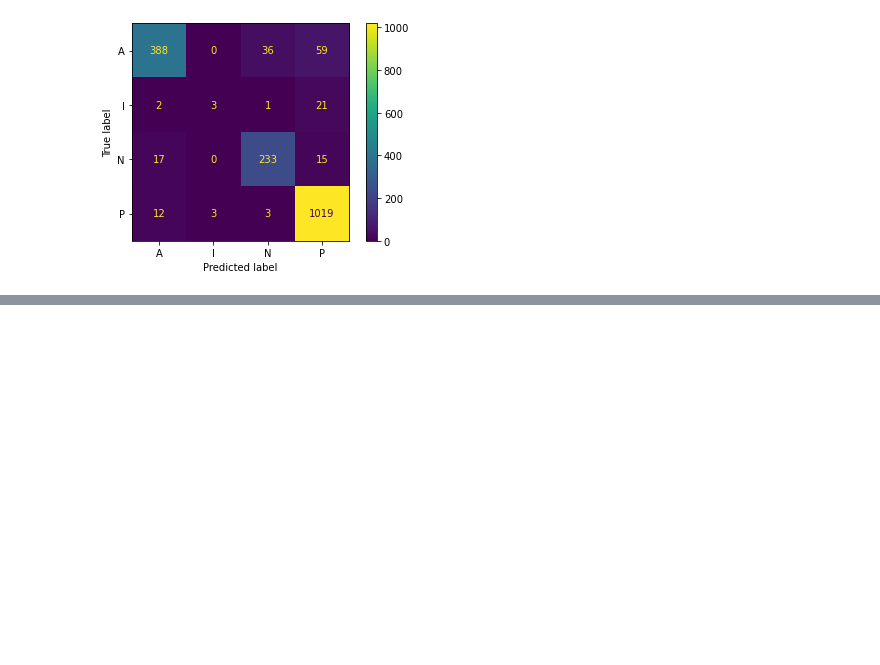
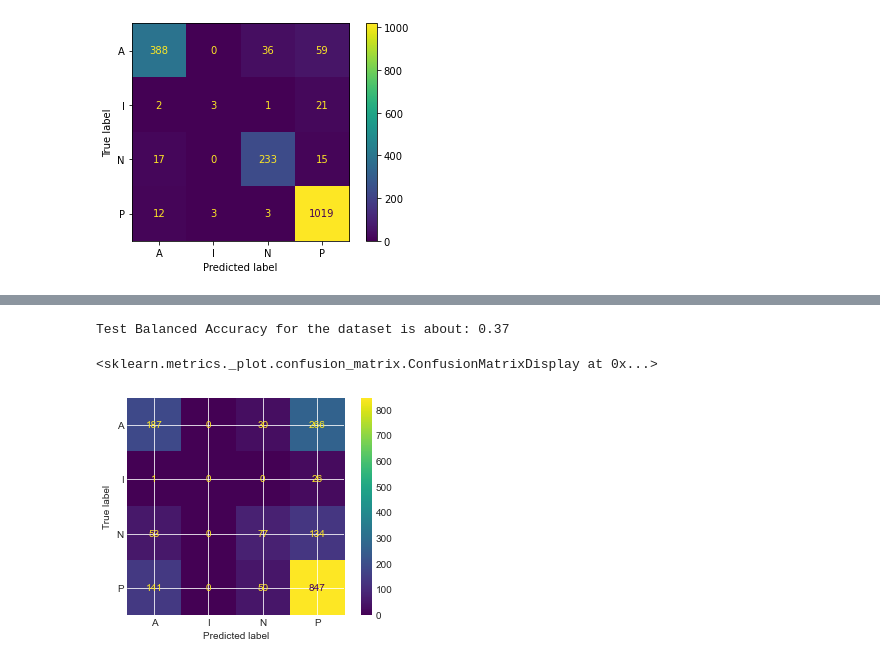
Before and after one commit to derick-amontagna/master-degree-ufsc-electrical-engineering, a Jupyter notebook: IIM/Study-Case-01/LabTests/code-Test.ipynb, the cells around one changed output, grey strips where cells are left out. Saved outputs shown, nothing was run; the diff lists cells and outputs as text; code cells hidden in the pictures; blank space fills up the shorter version.

```diff
--- a/IIM/Study-Case-01/code.ipynb
+++ b/IIM/Study-Case-01/LabTests/code-Test.ipynb
@@ -420,0 +541,3 @@ ConfusionMatrixDisplay.from_estimator(xgbc, X_features_test, y_test)
+# %%
+xgbc = XGBClassifier(use_label_encoder=True, eval_metric='mlogloss')
+xgbc.fit(X_features_hrv, y_train)
@@ -420,0 +578,9 @@ ConfusionMatrixDisplay.from_estimator(xgbc, X_features_test, y_test)
+# %%
+print(f"Test Balanced Accuracy for the dataset is about: {balanced_accuracy_score(y_test, y_pred):.2f}")
+# %% [output]
+Test Balanced Accuracy for the dataset is about: 0.37
+# %%
+ConfusionMatrixDisplay.from_estimator(xgbc, X_features_hrv_test, y_test)
+# %% [output]
+<sklearn.metrics._plot.confusion_matrix.ConfusionMatrixDisplay at 0x...>
+[figure, added]
```
Also changed, not shown: parts of 28 cells of this notebook, 5 other files.
